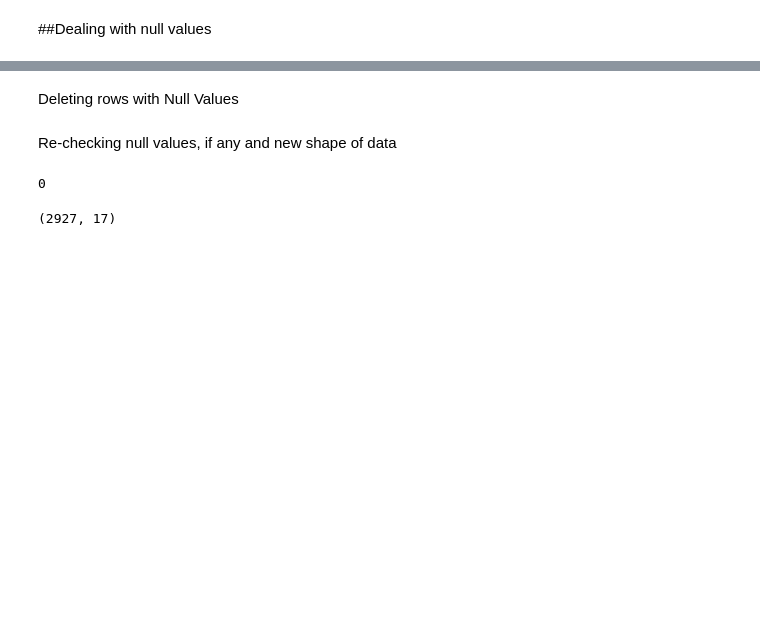
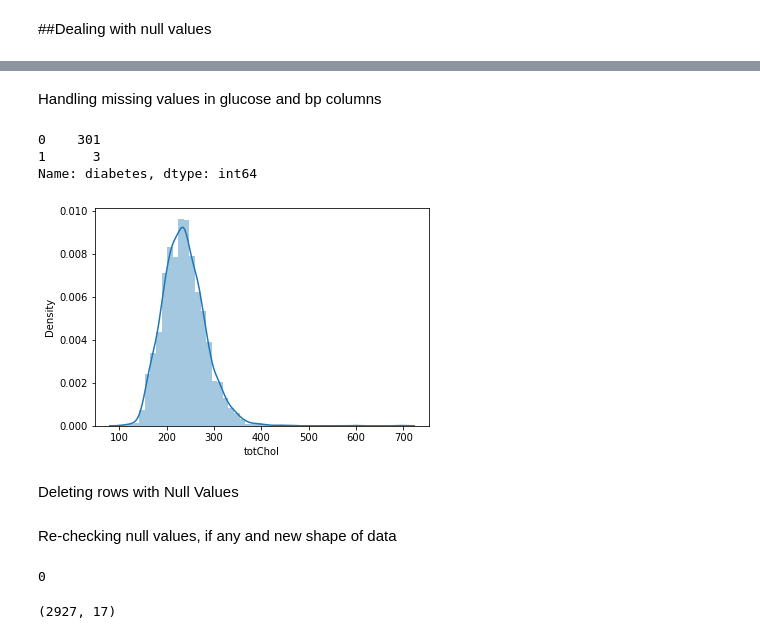
Before and after one commit to sravyagadam/ML_Classification, a Jupyter notebook: AlmaBetter_ML_Classification_CardioVascularRisk.ipynb, the cells around one changed output, grey strips where cells are left out. Drawn from its saved outputs; the diff is of its cells as text; code cells hidden in the pictures; blank space fills up the shorter version.

```diff
--- a/AlmaBetter_ML_Classification_CardioVascularRisk.ipynb
+++ b/AlmaBetter_ML_Classification_CardioVascularRisk.ipynb
@@ -130,3 +123,23 @@ Missing values in variable "glucose" are 304 in count, deleting them may cause l
+# %% [markdown]
+Handling missing values in glucose and bp columns
+# %%
+#Check values of diabetes where glucose is null
+data[data['glucose'].isna()]['diabetes'].value_counts()
+# %% [output]
+0    301
+1      3
+Name: diabetes, dtype: int64
+# %%
+## Null handling for column glucose
+data.loc[(data['glucose'].isna()) & (data['diabetes']==0) ,['glucose'] ]=data[data['diabetes']==0]['glucose'].median()
+data.loc[(data['glucose'].isna()) & (data['diabetes']==1) ,['glucose'] ]=data[data['diabetes']==1]['glucose'].median()
+# %%
+# Imputed null values with mode
+data['BPMeds']=data['BPMeds'].fillna(s.mode(data['BPMeds']))
+# %%
+sns.distplot(data['totChol']);
+# %% [output]
+[figure, added]
 # %%
 # data['glucose'].describe()
 # %% [markdown]
```
Also changed, not shown: parts of 6 cells of this notebook.
